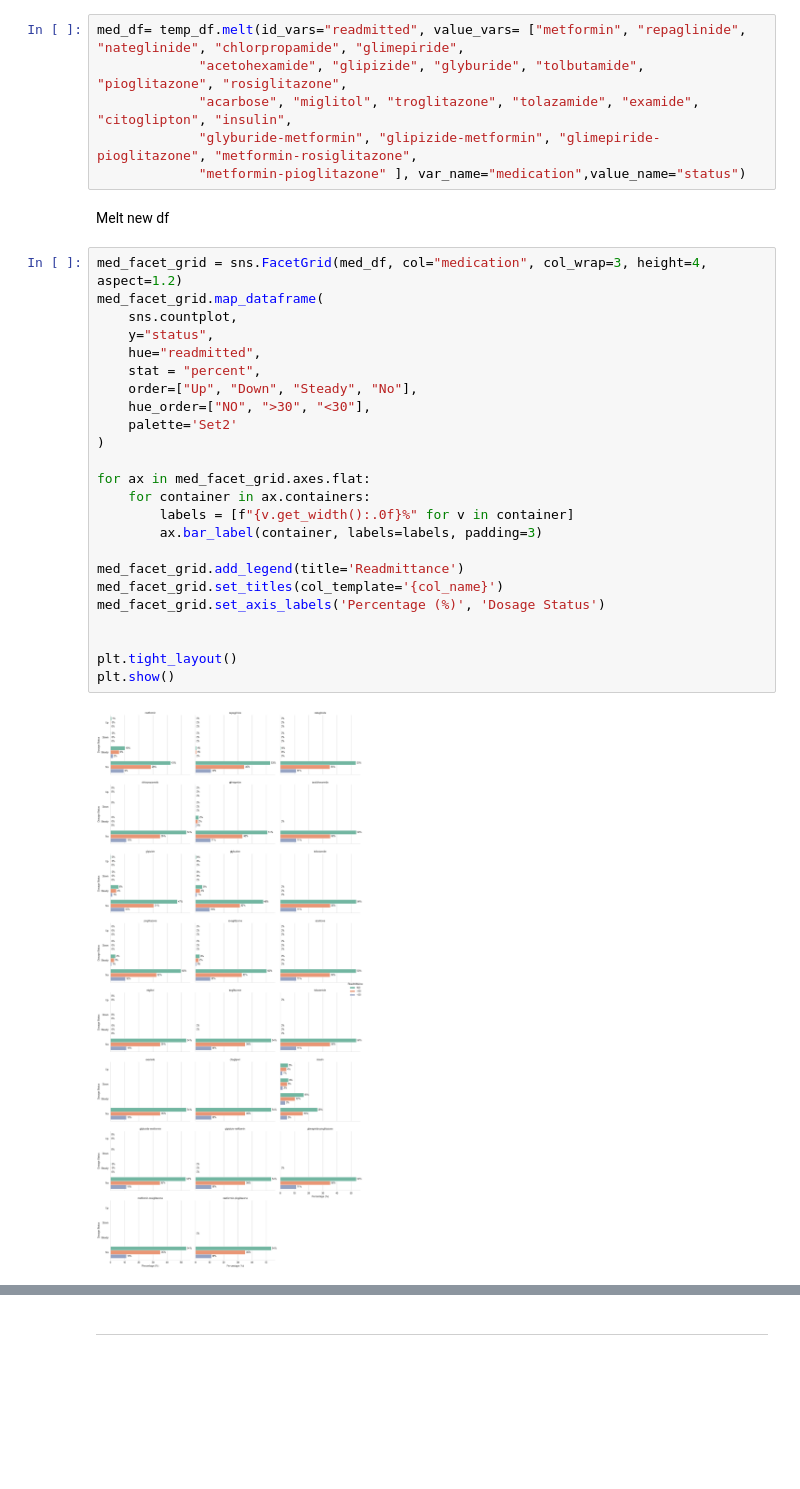
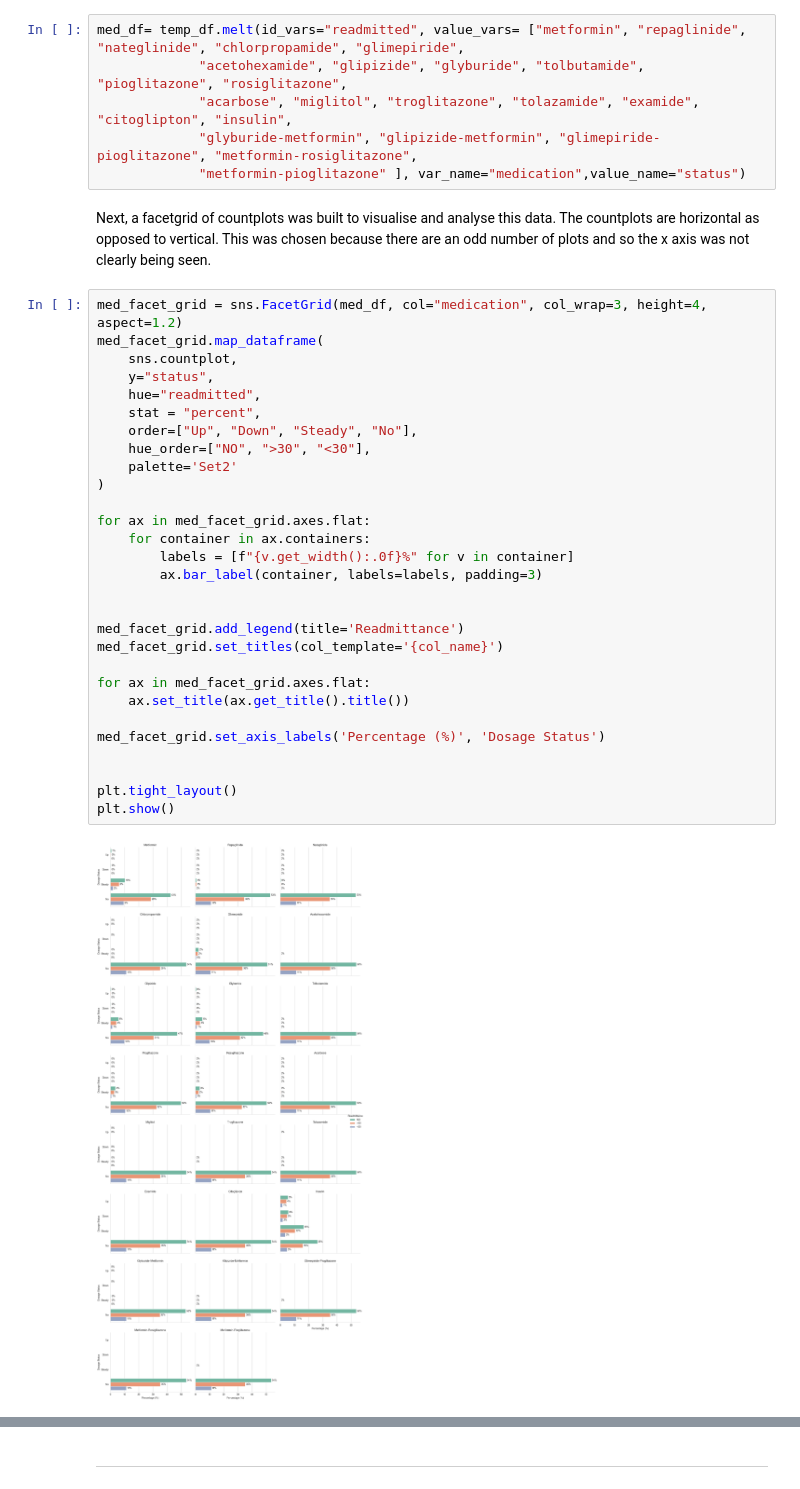
Before and after one commit to naqashb7/hospital_readmission_rates_analysis, a Jupyter notebook: jupyter_notebooks/EDA.ipynb, the cells around one changed output, grey strips where cells are left out. Cells and saved outputs as stored; diff of their text form; blank space fills up the shorter version.

```diff
--- a/jupyter_notebooks/EDA.ipynb
+++ b/jupyter_notebooks/EDA.ipynb
@@ -575,31 +737,36 @@ med_df= temp_df.melt(id_vars="readmitted", value_vars= ["metformin", "repaglinid
              "acarbose", "miglitol", "troglitazone", "tolazamide", "examide", "citoglipton", "insulin",
              "glyburide-metformin", "glipizide-metformin", "glimepiride-pioglitazone", "metformin-rosiglitazone",
              "metformin-pioglitazone" ], var_name="medication",value_name="status")
-# %% [markdown]
-Melt new df
+# %% [markdown]
+Next, a facetgrid of countplots was built to visualise and analyse this data. The countplots are horizontal as opposed to vertical. This was chosen because there are an odd number of plots and so the x axis was not clearly being seen.
 # %%
 med_facet_grid = sns.FacetGrid(med_df, col="medication", col_wrap=3, height=4, aspect=1.2)
 med_facet_grid.map_dataframe(
     sns.countplot,
     y="status",
     hue="readmitted",
     stat = "percent",
     order=["Up", "Down", "Steady", "No"],
     hue_order=["NO", ">30", "<30"],
     palette='Set2'
 )
 
 for ax in med_facet_grid.axes.flat:
     for container in ax.containers:
         labels = [f"{v.get_width():.0f}%" for v in container]
         ax.bar_label(container, labels=labels, padding=3)
 
+
 med_facet_grid.add_legend(title='Readmittance')
 med_facet_grid.set_titles(col_template='{col_name}')
+
+for ax in med_facet_grid.axes.flat:
+    ax.set_title(ax.get_title().title())
+
 med_facet_grid.set_axis_labels('Percentage (%)', 'Dosage Status')
 
 
 plt.tight_layout()
 plt.show()
 # %% [output]
-[figure, old version]
+[figure, new version]
```
Also changed, not shown: parts of 34 cells of this notebook, 2 other files.
